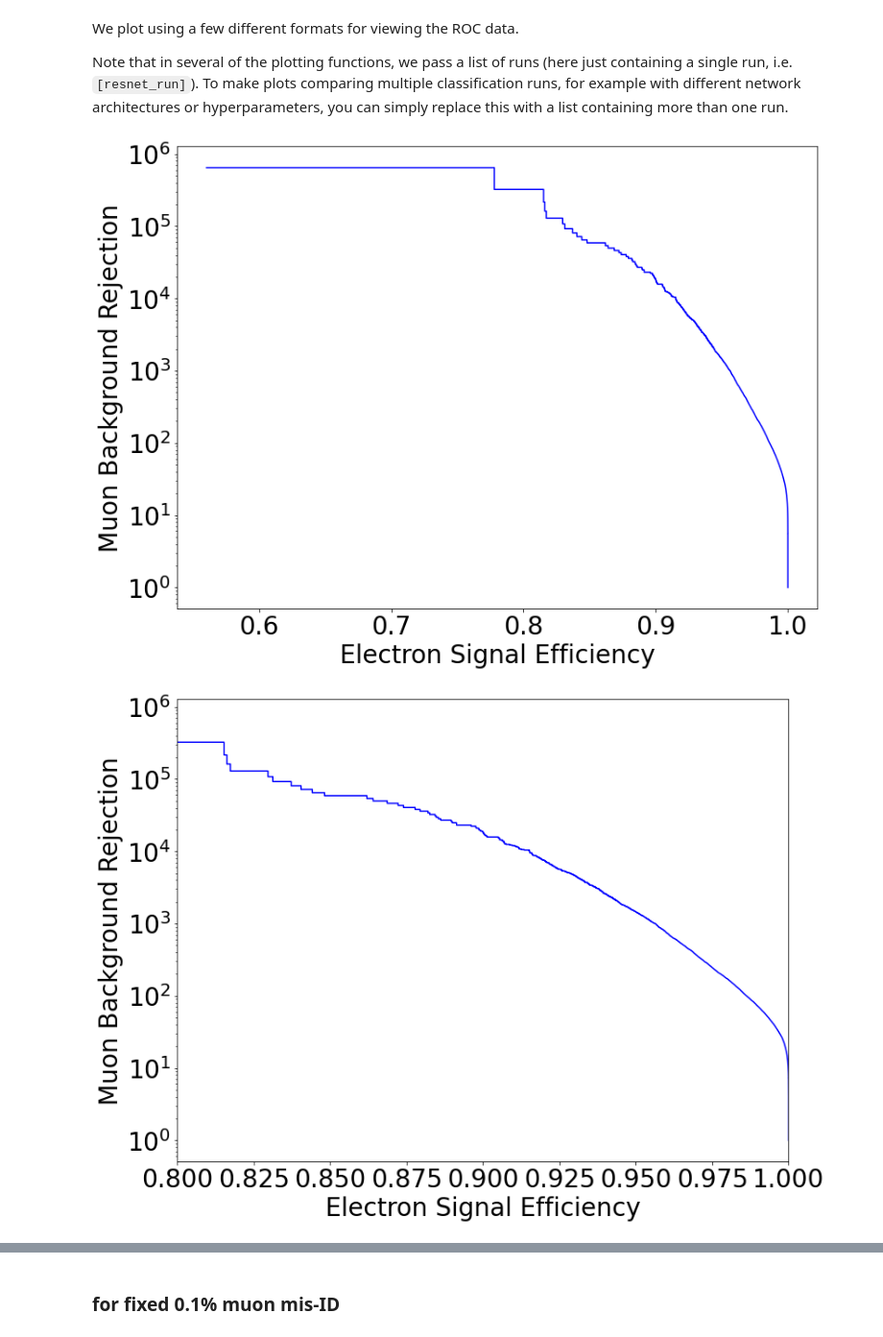
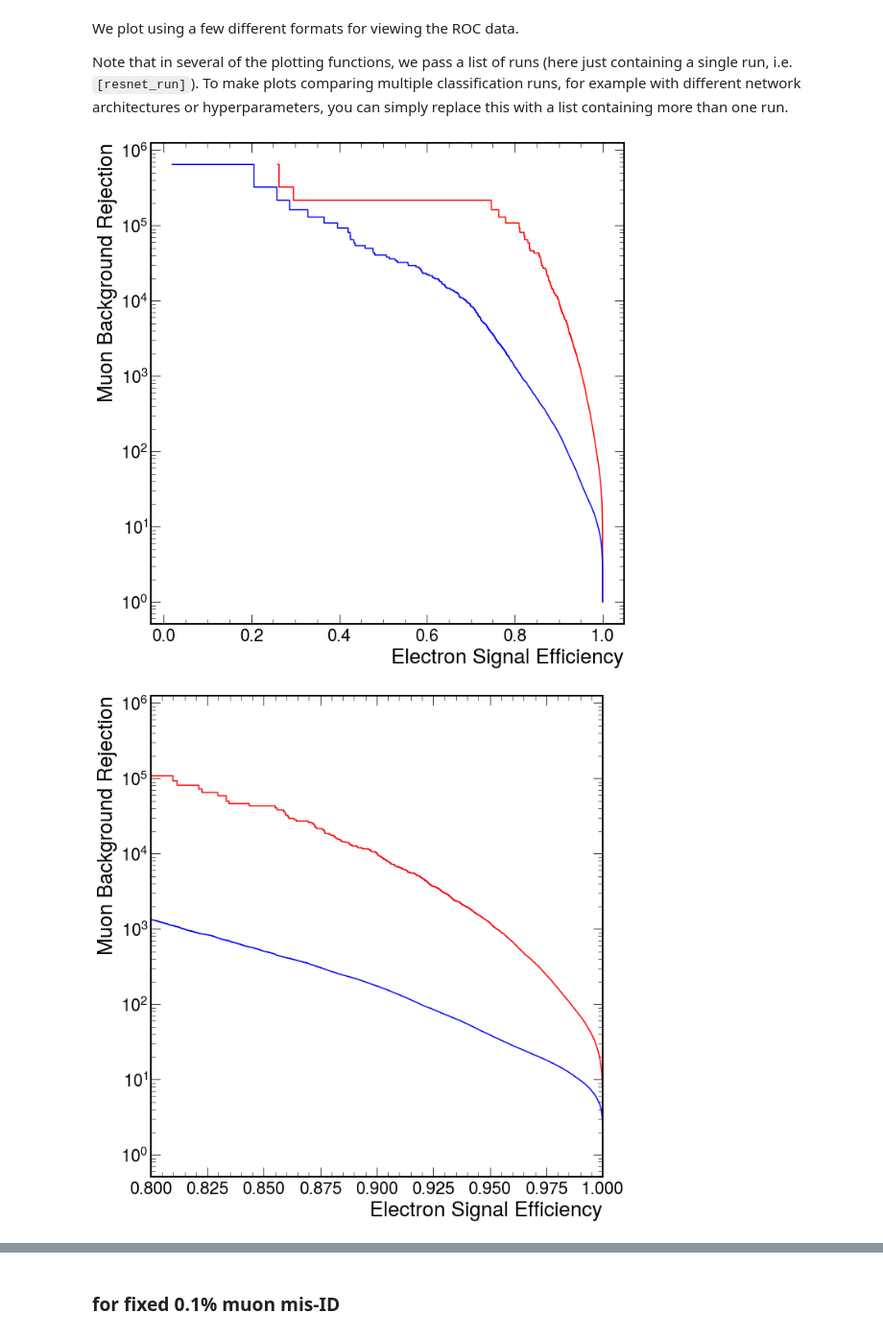
Before and after one commit to AntoineMsy/WatChMaL, a Jupyter notebook: notebooks/IWCD PID example analysis of single run test.ipynb, the cells around one changed output, grey strips where cells are left out. Shown at 96% size. Saved outputs shown, nothing was run; the diff lists cells and outputs as text; code cells hidden in the pictures.

```diff
--- a/notebooks/IWCD PID example analysis of single run test.ipynb
+++ b/notebooks/IWCD PID example analysis of single run test.ipynb
@@ -165,5 +190,7 @@ class WatChMaLClassification(ClassificationRun, analysis.read.WatChMaLOutput)
 # %%
-resnet_run = WatChMaLClassification("/home/Antoine.m/WatChMaL/outputs/2023-05-11/01-39-35", "ResNet",
+vmdls_run = WatChMaLClassification("/home/Antoine.m/WatChMaL/outputs/2023-05-12/11-48-46", "VMDLS",
                                     h5_labels, test_idxs, cuts, color="blue", linestyle='-')
+resnet_run = WatChMaLClassification("/home/pdeperio/machine_learning/data/IWCD_mPMT_Short/WatChMaL/outputs/2022-06-13/09-25-53", "Resnet",
+                                    h5_labels, test_idxs, cuts, color="red", linestyle='-')
 # %% [markdown]
 ### Plot training progression
@@ -265,11 +263,11 @@ We plot using a few different formats for viewing the ROC data.
 
 Note that in several of the plotting functions, we pass a list of runs (here just containing a single run, i.e. `[resnet_run]`). To make plots comparing multiple classification runs, for example with different network architectures or hyperparameters, you can simply replace this with a list containing more than one run.
 # %%
-fig, ax = plot_rocs([resnet_run], e_labels, mu_labels, x_label="Electron Signal Efficiency", y_label="Muon Background Rejection", mode='rejection', legend=None)
-fig, ax = plot_rocs([resnet_run], e_labels, mu_labels, x_label="Electron Signal Efficiency", y_label="Muon Background Rejection", mode='rejection', x_lim=(0.8,1), legend=None)
-fig, ax = plot_rocs([resnet_run], e_labels, mu_labels, x_label="Muon Background Mis-ID rate", y_label="Electron Signal Efficiency", mode='efficiency', x_lim=(0,0.01), legend=None)
-fig, ax = plot_rocs([resnet_run], e_labels, mu_labels, x_label="Muon Background Mis-ID rate", y_label="Electron Signal Efficiency", mode='efficiency', x_log=True, legend=None)
+fig, ax = plot_rocs([resnet_run, vmdls_run], e_labels, mu_labels, x_label="Electron Signal Efficiency", y_label="Muon Background Rejection", mode='rejection', legend=None)
+fig, ax = plot_rocs([resnet_run, vmdls_run], e_labels, mu_labels, x_label="Electron Signal Efficiency", y_label="Muon Background Rejection", mode='rejection', x_lim=(0.8,1), legend=None)
+fig, ax = plot_rocs([resnet_run, vmdls_run], e_labels, mu_labels, x_label="Muon Background Mis-ID rate", y_label="Electron Signal Efficiency", mode='efficiency', x_lim=(0,0.01), legend=None)
+fig, ax = plot_rocs([resnet_run, vmdls_run], e_labels, mu_labels, x_label="Muon Background Mis-ID rate", y_label="Electron Signal Efficiency", mode='efficiency', x_log=True, legend=None)
 l_fig, l_ax = plot_legend(ax)
 # %% [output]
-[figure, old version]
+[figure, new version]
-[figure, old version]
+[figure, new version]
```
Also changed, not shown: parts of 14 cells of this notebook, 14 other files.
